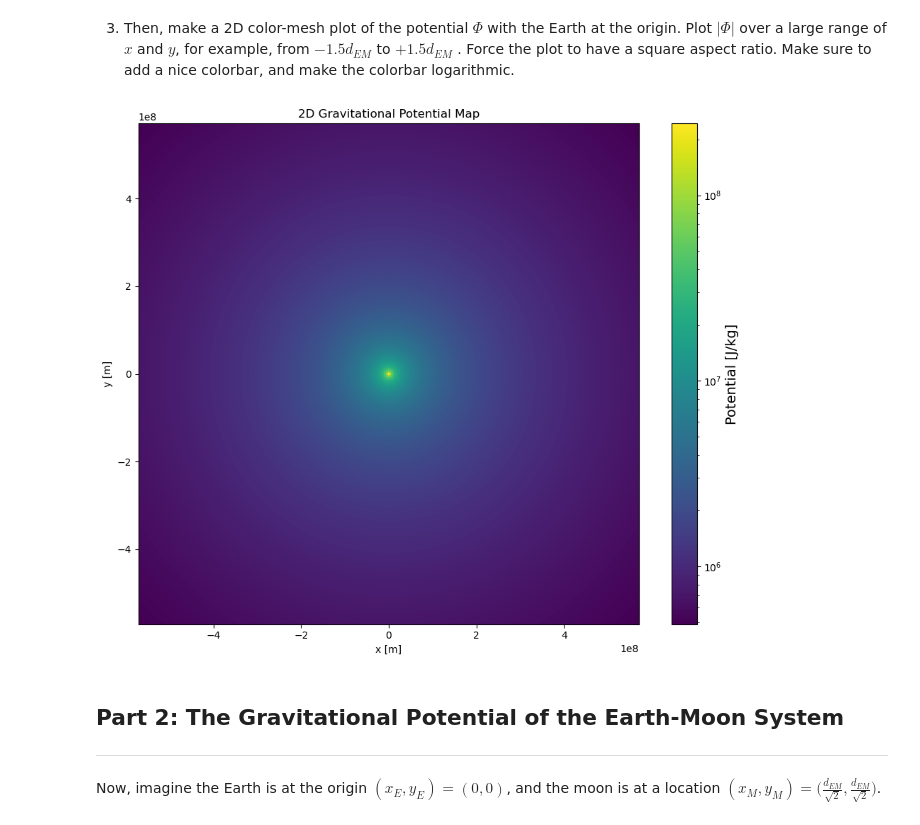
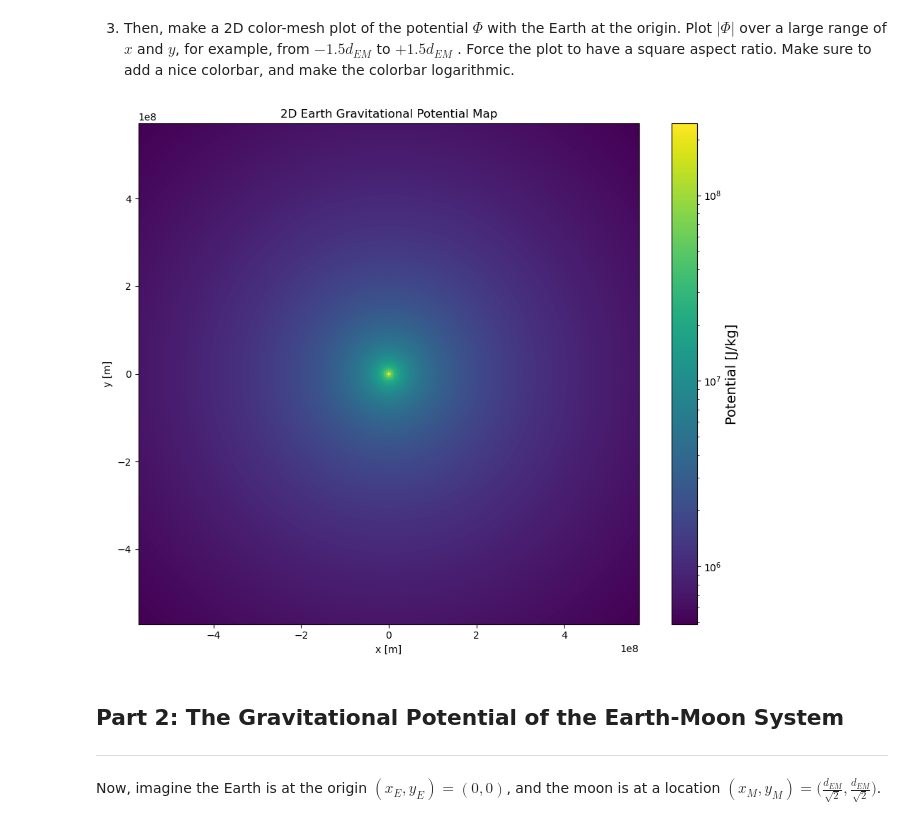
Before and after one commit to mkeen331/PHYS265-spring26, a Jupyter notebook: Lab1/lab1.ipynb, the cells around one changed output. Cells and saved outputs as stored; diff of their text form; code cells hidden in the pictures.

```diff
--- a/Lab1/lab1.ipynb
+++ b/Lab1/lab1.ipynb
@@ -125,44 +120,40 @@ plt.tight_layout()
 over a large range of $x$ and $y$, for example, from $-1.5d_{EM}$ to $+1.5d_{EM}$ . Force the plot to have
 a square aspect ratio. Make sure to add a nice colorbar, and make the colorbar logarithmic.
 # %%
-import numpy as np
-import matplotlib.pyplot as plt
-from matplotlib.colors import LogNorm
-
 #1D data
 R_values_1D = np.linspace(R_start, R_end, 1000)
 V_abs_1d = np.abs(-G * M_E)/R_values
 
 #2D limits/axis data
 lim = 1.5*d_EM
 x = np.linspace(-lim, lim, 500)
 y = np.linspace(-lim, lim, 500)
 X, Y = np.meshgrid (x, y)
 
 #2D data
 R_2D = np.sqrt(X**2 + Y**2) #distance formula
 R_2D = np.clip(R_2D, R_E, None) #to prevent clipping
 V_abs_2D = abs(G*M_E)/R_2D
 
 #2D plotting
 fig, ax = plt.subplots(figsize=(10,8))
 
 mesh = ax.pcolormesh(X, Y, V_abs_2D, cmap='viridis', shading='auto', norm = LogNorm())
 ax.set_aspect("equal")
 
 #title and label everything
-ax.set_title("2D Gravitational Potential Map")
+ax.set_title("2D Earth Gravitational Potential Map")
 ax.set_xlabel("x [m]")
 ax.set_ylabel("y [m]")
 
 #create the color bar
 cbar = fig.colorbar(mesh, ax=ax)
 cbar.set_label("Potential [J/kg]",fontsize=14)
 
 plt.tight_layout()
 plt.show()
 # %% [output]
-[figure, old version]
+[figure, new version]
 # %% [markdown]
 ## Part 2: The Gravitational Potential of the Earth-Moon System
 -----
```
Also changed, not shown: parts of 12 cells of this notebook, 1 other file.
